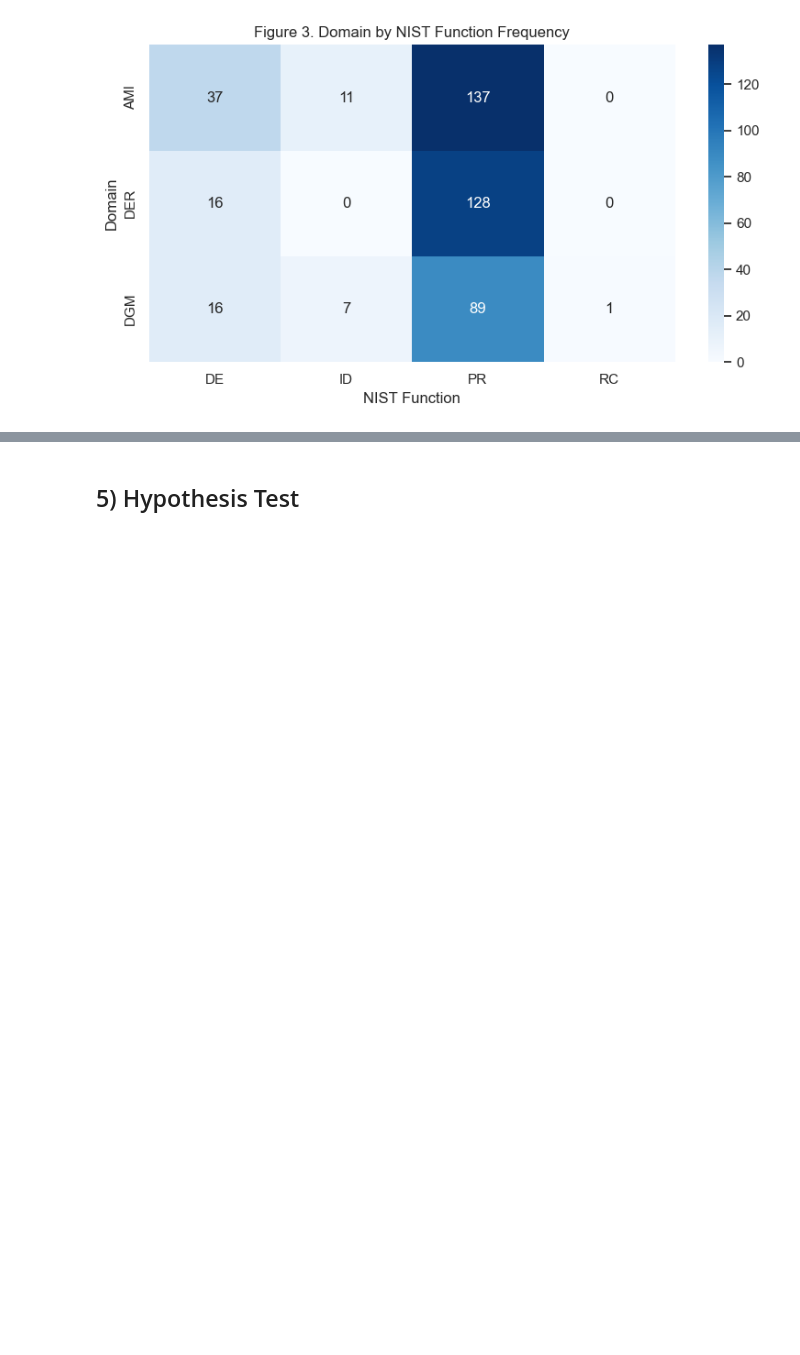
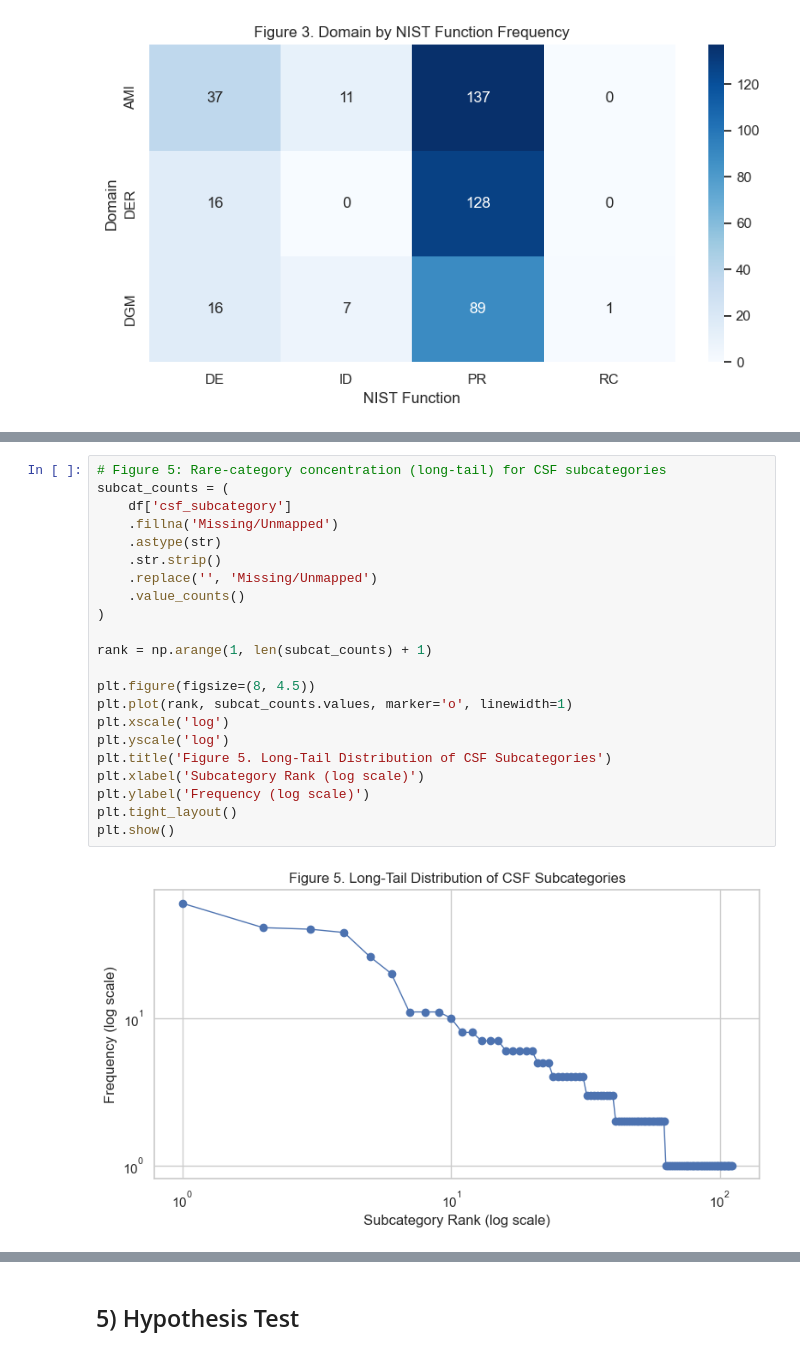
Before and after one commit to Ohara124c41/statistical-analysis-NIST-CFS, a Jupyter notebook: analysis.ipynb, the cells around one changed output, grey strips where cells are left out. Cells and saved outputs as stored; diff of their text form; blank space fills up the shorter version.

```diff
--- a/analysis.ipynb
+++ b/analysis.ipynb
@@ -288,0 +353,24 @@ plt.show()
+# %%
+# Figure 5: Rare-category concentration (long-tail) for CSF subcategories
+subcat_counts = (
+    df['csf_subcategory']
+    .fillna('Missing/Unmapped')
+    .astype(str)
+    .str.strip()
+    .replace('', 'Missing/Unmapped')
+    .value_counts()
+)
+
+rank = np.arange(1, len(subcat_counts) + 1)
+
+plt.figure(figsize=(8, 4.5))
+plt.plot(rank, subcat_counts.values, marker='o', linewidth=1)
+plt.xscale('log')
+plt.yscale('log')
+plt.title('Figure 5. Long-Tail Distribution of CSF Subcategories')
+plt.xlabel('Subcategory Rank (log scale)')
+plt.ylabel('Frequency (log scale)')
+plt.tight_layout()
+plt.show()
+# %% [output]
+[figure, added]
```
Also changed, not shown: parts of 22 cells of this notebook.
